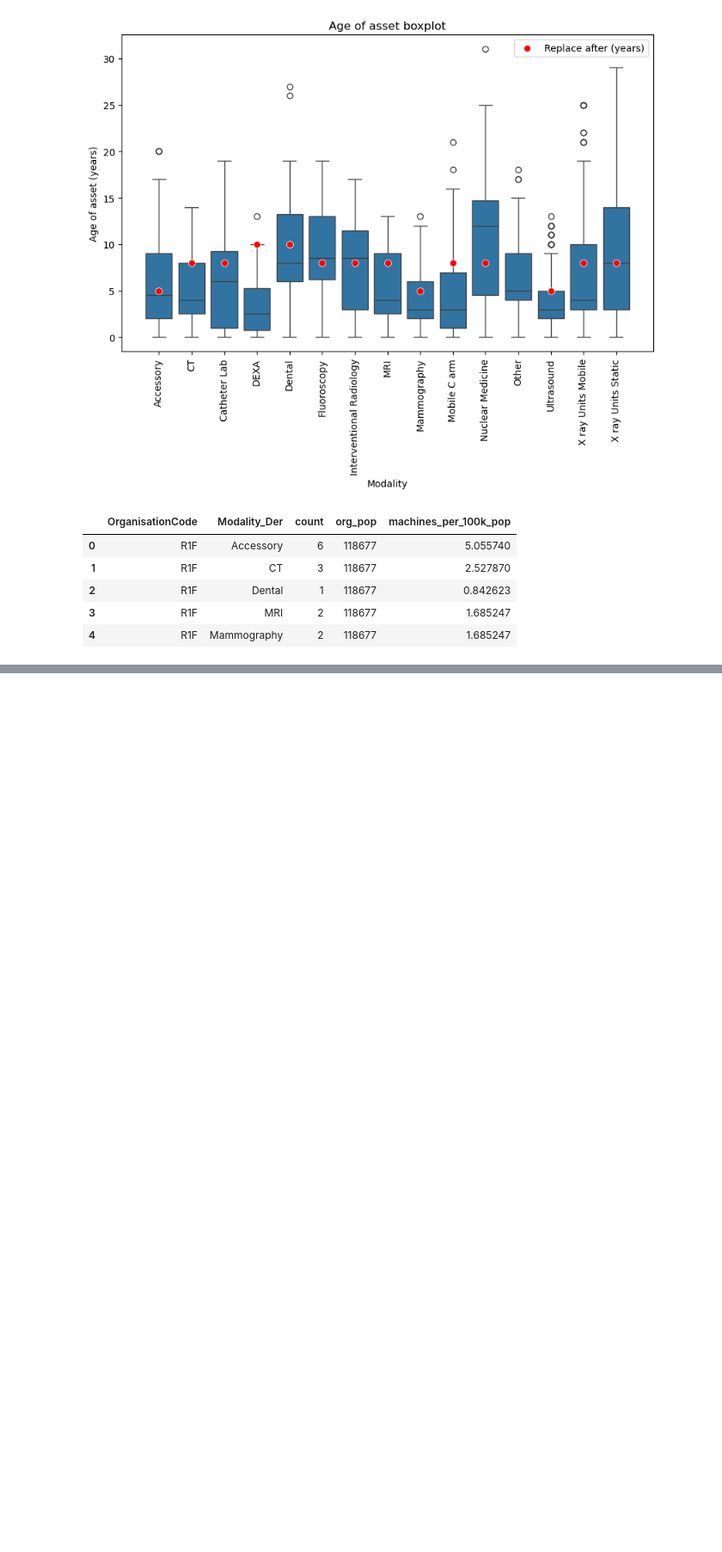
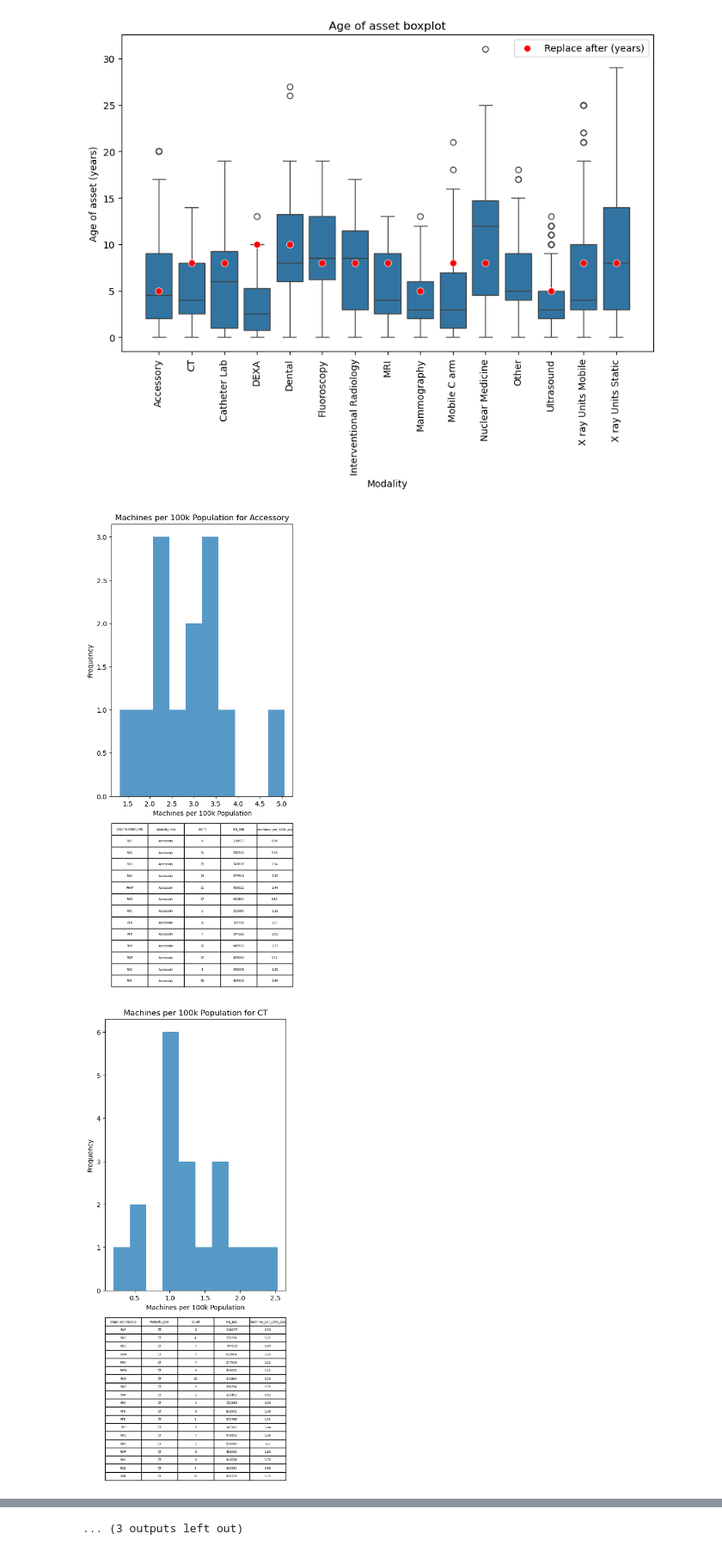
Before and after one commit to martindata999/imaging-assets-replacement, a Jupyter notebook: imaging-asset-replacement.ipynb, the cells around one changed output, grey strips where cells are left out. Shown at 86% size. Drawn from its saved outputs; the diff is of its cells as text; code cells hidden in the pictures; blank space fills up the shorter version.

Commit message:
Added histograms

```diff
--- a/imaging-asset-replacement.ipynb
+++ b/imaging-asset-replacement.ipynb
@@ -491,22 +491,39 @@ org_pop = {
 # %%
 # create by 100k pop analysis
 
 # Group data by org and modality
 df_pop = df.groupby(['OrganisationCode', 'Modality_Der']).count().reset_index()
 
 # Add pop data to the DataFrame
 df_pop['org_pop'] = df_pop.apply(lambda row: org_pop[(row['OrganisationCode'])], axis=1)
 
 # Drop columns and tidy up names
 df_pop = df_pop[['OrganisationCode', 'Modality_Der', 'OrganisationName', 'org_pop']]
 df_pop = df_pop.rename(columns={'OrganisationName': 'count'})
 
 # Create calculated field for machines by pop, then pivot
-df_pop['machines_per_100k_pop'] = df_pop['count'] / (df_pop['org_pop'] / 100000)
+df_pop['machines_per_100k_pop'] = round(df_pop['count'] / (df_pop['org_pop'] / 100000), 2)
+
+# Plot histograms, one for each Modality_Der
+modalities = df_pop['Modality_Der'].unique()
+for modality in modalities:
+    plt.figure()
+    subset = df_pop[df_pop['Modality_Der'] == modality]
+    plt.hist(subset['machines_per_100k_pop'], bins=10, alpha=0.75)
+    plt.title(f'Machines per 100k Population for {modality}')
+    plt.xlabel('Machines per 100k Population')
+    plt.ylabel('Frequency')
+
+    # Display the table below the chart
+    table = plt.table(cellText=subset.values, colLabels=subset.columns, loc='bottom', bbox=[0, -0.7, 1, 0.6], cellLoc='center')
+
+    # Increase font size and wrap text
+    table.auto_set_font_size(False)
+    table.set_fontsize(4.5)
+
+    plt.subplots_adjust(left=0.2, right=0.8, top=1.5, bottom=0.3)
+
+    plt.show()
 # %% [output]
-|  | OrganisationCode | Modality_Der | count | org_pop | machines_per_100k_pop |
-| 0 | R1F | Accessory | 6 | 118677 | 5.055740 |
-| 1 | R1F | CT | 3 | 118677 | 2.527870 |
-| 2 | R1F | Dental | 1 | 118677 | 0.842623 |
-| 3 | R1F | MRI | 2 | 118677 | 1.685247 |
-| 4 | R1F | Mammography | 2 | 118677 | 1.685247 |
+[figure, added]
+[figure, added]
@@ -512,0 +540 @@ df_pop['machines_per_100k_pop'] = df_pop['count'] / (df_pop['org_pop'] / 100000)
+... (3 outputs left out)
```
Also changed, not shown: parts of 1 cell of this notebook.
